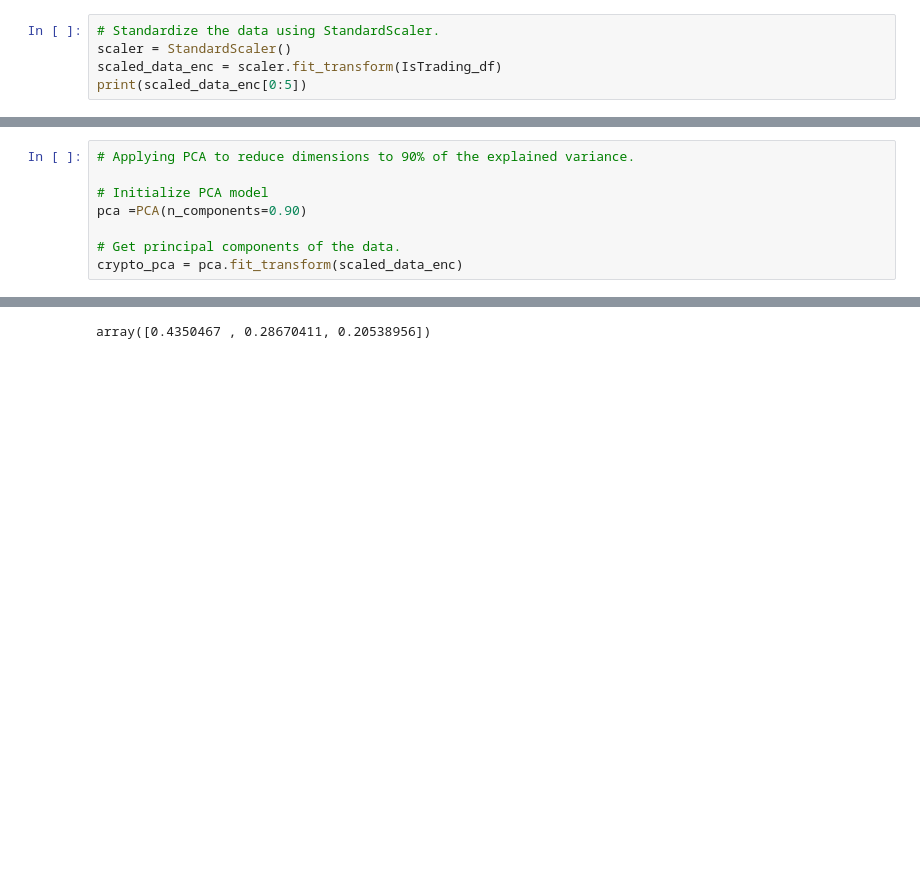
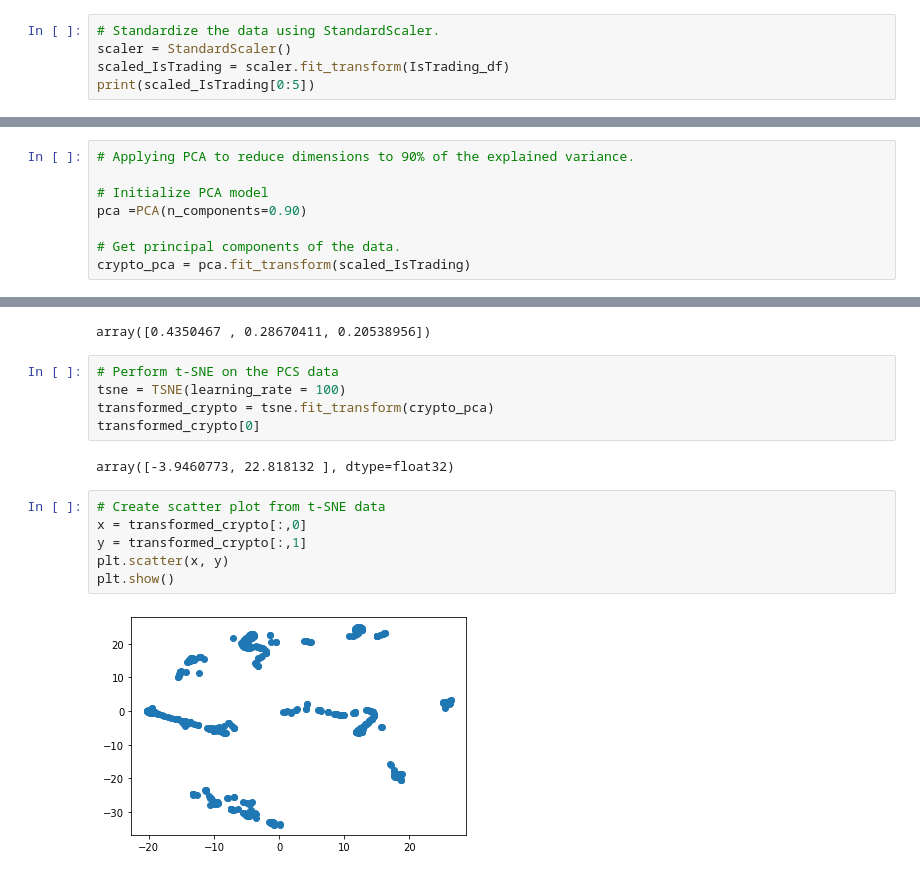
Before and after one commit to SColson82/Cryptocurrency, a Jupyter notebook: cryptocurrency.ipynb, the cells around one changed output, grey strips where cells are left out. Saved outputs shown, nothing was run; the diff lists cells and outputs as text; blank space fills up the shorter version.

```diff
--- a/cryptocurrency.ipynb
+++ b/cryptocurrency.ipynb
@@ -147,8 +149,8 @@ IsTrading_df
 # %%
 # Standardize the data using StandardScaler.
 scaler = StandardScaler()
-scaled_data_enc = scaler.fit_transform(IsTrading_df)
-print(scaled_data_enc[0:5])
+scaled_IsTrading = scaler.fit_transform(IsTrading_df)
+print(scaled_IsTrading[0:5])
 # %% [output]
 [[ 3.76459118e-01  8.91356555e-01 -1.17108170e-01 -1.52870298e-01]
  [ 3.76459118e-01  8.91356555e-01 -9.39695522e-02 -1.45008997e-01]
@@ -164,7 +166,7 @@ print(scaled_data_enc[0:5])
 pca =PCA(n_components=0.90)
 
 # Get principal components of the data.
-crypto_pca = pca.fit_transform(scaled_data_enc)
+crypto_pca = pca.fit_transform(scaled_IsTrading)
 # %%
 # Transform PCA data to a DataFrame
 df_crypto_pca = pd.DataFrame(
@@ -183,3 +185,18 @@ df_crypto_pca.head()
 pca.explained_variance_ratio_
 # %% [output]
 array([0.4350467 , 0.28670411, 0.20538956])
+# %%
+# Perform t-SNE on the PCS data
+tsne = TSNE(learning_rate = 100)
+transformed_crypto = tsne.fit_transform(crypto_pca)
+transformed_crypto[0]
+# %% [output]
+array([-3.9460773, 22.818132 ], dtype=float32)
+# %%
+# Create scatter plot from t-SNE data
+x = transformed_crypto[:,0]
+y = transformed_crypto[:,1]
+plt.scatter(x, y)
+plt.show()
+# %% [output]
+[figure, added]
```
Also changed, not shown: parts of 1 cell of this notebook.
